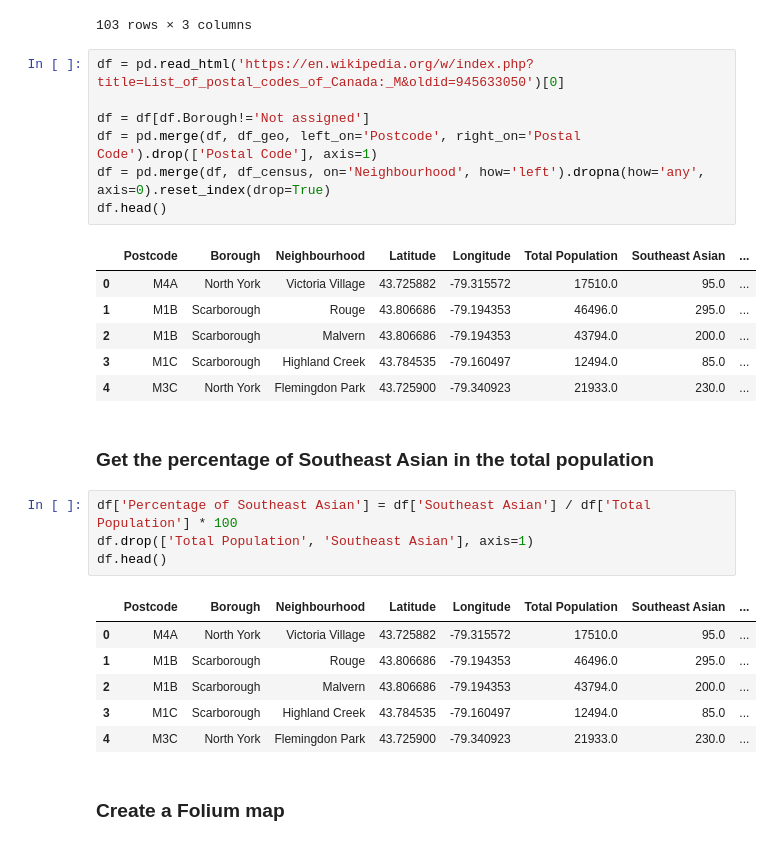
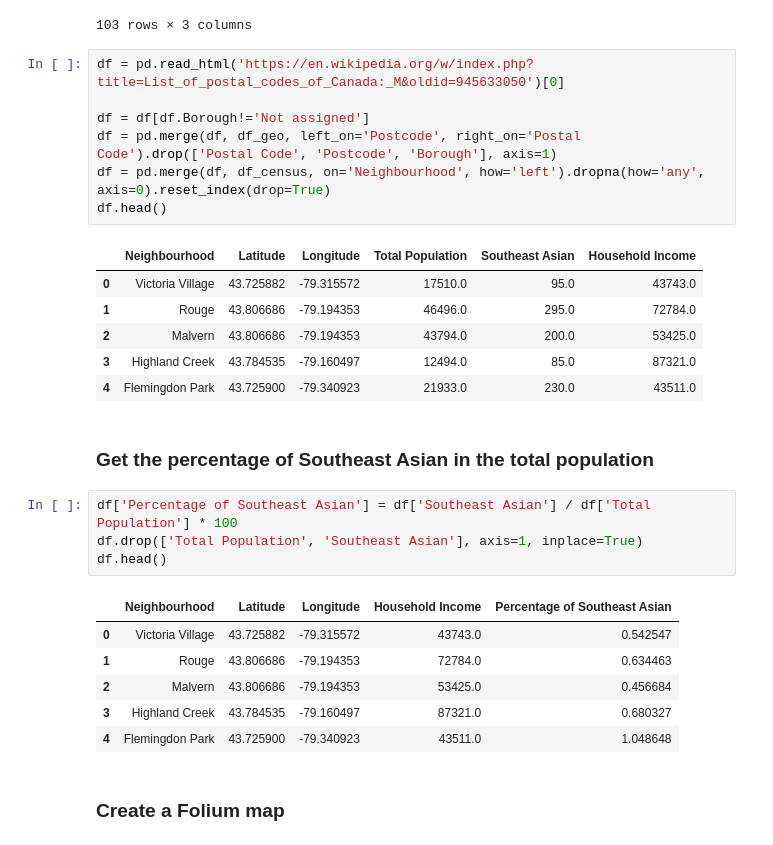
Before and after one commit to bryantanjw/strategic_clustering, a Jupyter notebook: Capstone_Notebook.ipynb, the cells around one changed output. Drawn from its saved outputs; the diff is of its cells as text.

```diff
--- a/Capstone_Notebook.ipynb
+++ b/Capstone_Notebook.ipynb
@@ -91,30 +91,30 @@ df_geo
 # %%
 df = pd.read_html('https://en.wikipedia.org/w/index.php?title=List_of_postal_codes_of_Canada:_M&oldid=945633050')[0]
 
 df = df[df.Borough!='Not assigned']
-df = pd.merge(df, df_geo, left_on='Postcode', right_on='Postal Code').drop(['Postal Code'], axis=1)
+df = pd.merge(df, df_geo, left_on='Postcode', right_on='Postal Code').drop(['Postal Code', 'Postcode', 'Borough'], axis=1)
 df = pd.merge(df, df_census, on='Neighbourhood', how='left').dropna(how='any', axis=0).reset_index(drop=True)
 df.head()
 # %% [output]
-|  | Postcode | Borough | Neighbourhood | Latitude | Longitude | Total Population | Southeast Asian | ... |
-| 0 | M4A | North York | Victoria Village | 43.725882 | -79.315572 | 17510.0 | 95.0 | ... |
-| 1 | M1B | Scarborough | Rouge | 43.806686 | -79.194353 | 46496.0 | 295.0 | ... |
-| 2 | M1B | Scarborough | Malvern | 43.806686 | -79.194353 | 43794.0 | 200.0 | ... |
-| 3 | M1C | Scarborough | Highland Creek | 43.784535 | -79.160497 | 12494.0 | 85.0 | ... |
-| 4 | M3C | North York | Flemingdon Park | 43.725900 | -79.340923 | 21933.0 | 230.0 | ... |
+|  | Neighbourhood | Latitude | Longitude | Total Population | Southeast Asian | Household Income |
+| 0 | Victoria Village | 43.725882 | -79.315572 | 17510.0 | 95.0 | 43743.0 |
+| 1 | Rouge | 43.806686 | -79.194353 | 46496.0 | 295.0 | 72784.0 |
+| 2 | Malvern | 43.806686 | -79.194353 | 43794.0 | 200.0 | 53425.0 |
+| 3 | Highland Creek | 43.784535 | -79.160497 | 12494.0 | 85.0 | 87321.0 |
+| 4 | Flemingdon Park | 43.725900 | -79.340923 | 21933.0 | 230.0 | 43511.0 |
 # %% [markdown]
 ### Get the percentage of Southeast Asian in the total population
 # %%
 df['Percentage of Southeast Asian'] = df['Southeast Asian'] / df['Total Population'] * 100
-df.drop(['Total Population', 'Southeast Asian'], axis=1)
+df.drop(['Total Population', 'Southeast Asian'], axis=1, inplace=True)
 df.head()
 # %% [output]
-|  | Postcode | Borough | Neighbourhood | Latitude | Longitude | Total Population | Southeast Asian | ... |
-| 0 | M4A | North York | Victoria Village | 43.725882 | -79.315572 | 17510.0 | 95.0 | ... |
-| 1 | M1B | Scarborough | Rouge | 43.806686 | -79.194353 | 46496.0 | 295.0 | ... |
-| 2 | M1B | Scarborough | Malvern | 43.806686 | -79.194353 | 43794.0 | 200.0 | ... |
-| 3 | M1C | Scarborough | Highland Creek | 43.784535 | -79.160497 | 12494.0 | 85.0 | ... |
-| 4 | M3C | North York | Flemingdon Park | 43.725900 | -79.340923 | 21933.0 | 230.0 | ... |
+|  | Neighbourhood | Latitude | Longitude | Household Income | Percentage of Southeast Asian |
+| 0 | Victoria Village | 43.725882 | -79.315572 | 43743.0 | 0.542547 |
+| 1 | Rouge | 43.806686 | -79.194353 | 72784.0 | 0.634463 |
+| 2 | Malvern | 43.806686 | -79.194353 | 53425.0 | 0.456684 |
+| 3 | Highland Creek | 43.784535 | -79.160497 | 87321.0 | 0.680327 |
+| 4 | Flemingdon Park | 43.725900 | -79.340923 | 43511.0 | 1.048648 |
 # %% [markdown]
 ### Create a Folium map
 # %%
```
Also changed, not shown: parts of 21 cells of this notebook.
